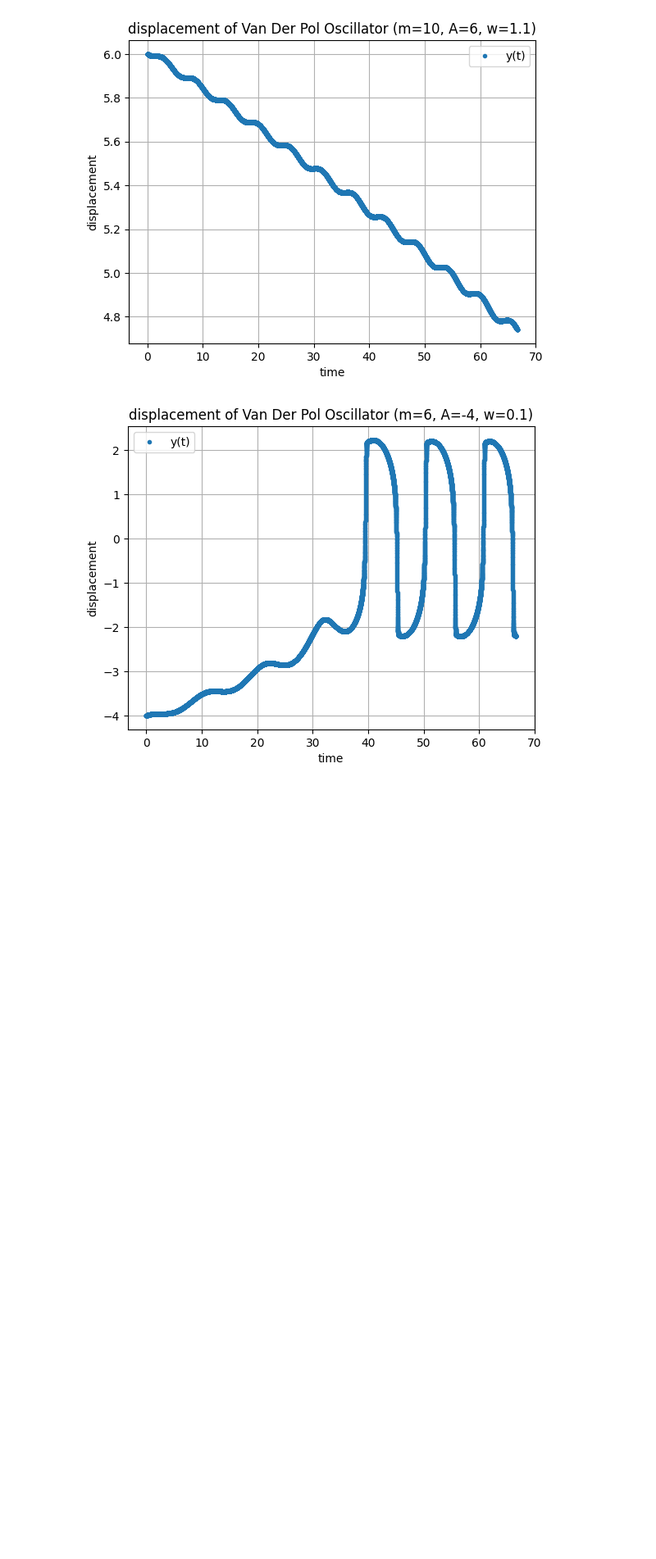
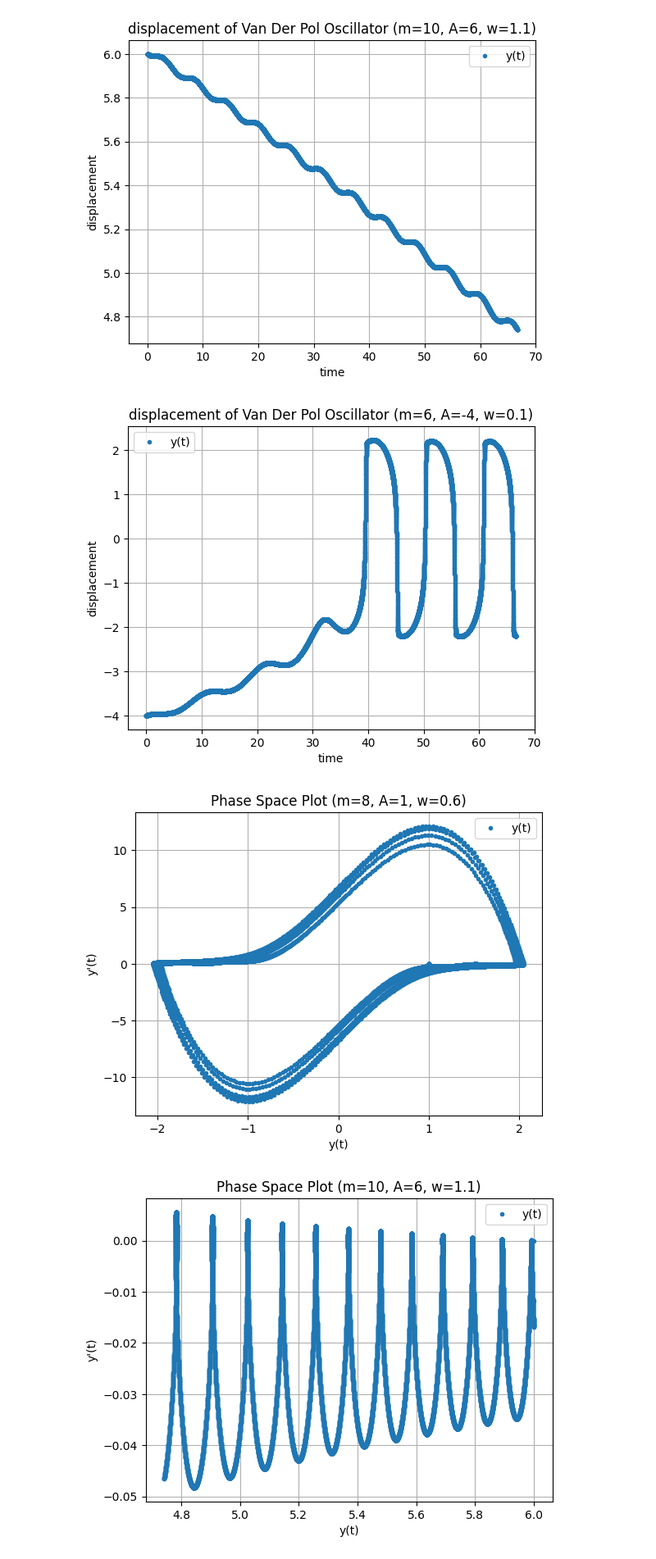
Before and after one commit to PX2145-2025/week-8-b-Brega-Harley, a Jupyter notebook: ODEs.ipynb, the cells around one changed output. Shown at 82% size. Cells and saved outputs as stored; diff of their text form; code cells hidden in the pictures; blank space fills up the shorter version.

```diff
--- a/ODEs.ipynb
+++ b/ODEs.ipynb
@@ -488,3 +488,38 @@ Enter value for w: 0.6
 [figure]
 [figure]
 [figure]
+# %%
+#Phase Space Plots
+
+plt.plot(y_odeint2[:,0], y_odeint2[:,1],'.',label='y(t)') #plotting y(t) on the x axis and y'(t) on the y
+plt.xlabel("y(t)")
+plt.ylabel("y'(t)")
+plt.title('Phase Space Plot (m=8, A=1, w=0.6)')
+plt.legend()
+plt.grid()
+plt.show()
+
+
+
+plt.plot(y_odeint3[:,0], y_odeint3[:,1],'.',label='y(t)')
+plt.xlabel("y(t)")
+plt.ylabel("y'(t)")
+plt.title('Phase Space Plot (m=10, A=6, w=1.1)')
+plt.legend()
+plt.grid()
+plt.show()
+
+
+
+plt.plot(y_odeint4[:,0], y_odeint4[:,1],'.',label='y(t)')
+plt.xlabel("y(t)")
+plt.ylabel("y'(t)")
+plt.title('Phase Space Plot (m=6, A=-4, w=0.1)')
+plt.legend()
+plt.grid()
+plt.show()
+
+#The multiple dots come from the maximum time of the initial functions
+# %% [output]
+[figure, added]
+[figure, added]
```
Also changed, not shown: parts of 2 cells of this notebook.
